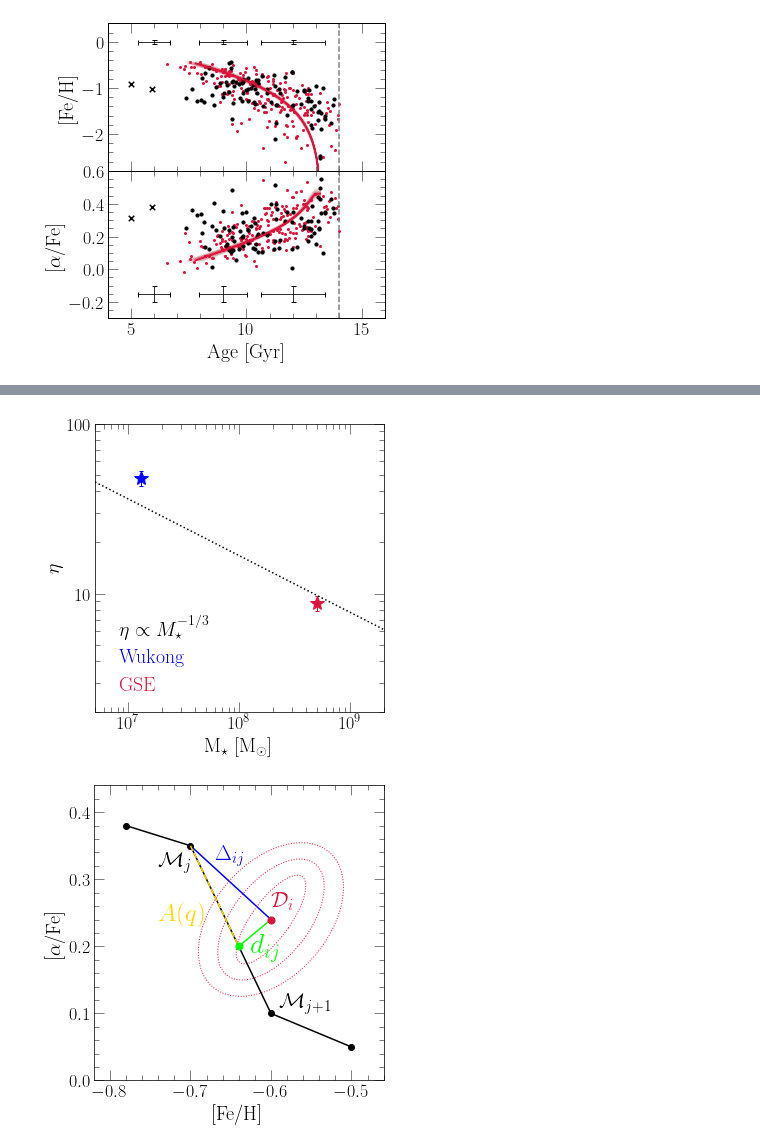
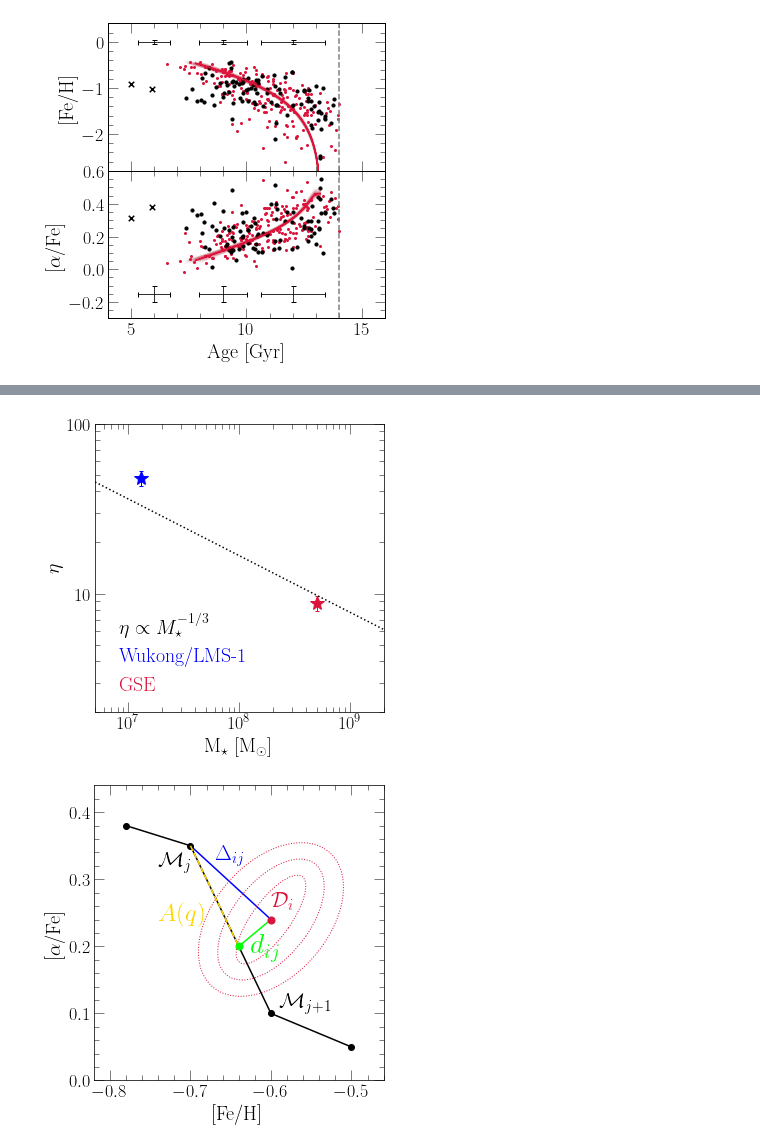
Before and after one commit to giganano/h3halo, a Jupyter notebook: notebooks/paperplots.ipynb, the cells around one changed output, grey strips where cells are left out. Drawn from its saved outputs; the diff is of its cells as text; code cells hidden in the pictures.

```diff
--- a/notebooks/paperplots.ipynb
+++ b/notebooks/paperplots.ipynb
@@ -1919,35 +1919,35 @@ kwargs = {
     "markersize": 15
 }
 ax.errorbar(mstar_wukong, wukong_fiducial["eta"][0], c = named_colors()["blue"],
     yerr = [[wukong_fiducial["eta"][2]], [wukong_fiducial["eta"][1]]], **kwargs)
 ax.errorbar(mstar_gse, gse_fiducial["eta"][0], c = named_colors()["crimson"],
     yerr = [[gse_fiducial["eta"][2]], [gse_fiducial["eta"][1]]], **kwargs)
 
 def muratov2015eta(mstar):
     return 3.6 * (mstar / 1e10)**(-1./3)
 
 xvals = np.linspace(ax.get_xlim()[0], ax.get_xlim()[1], 100)
 yvals = [muratov2015eta(_) for _ in xvals]
 ax.plot(xvals, yvals, linestyle = ':', c = named_colors()["black"], label = r"$\eta \propto M_\star^{-1/3}$")
 
-line1, = ax.plot([1, 10], [1, 10], c = named_colors()["blue"], label = "Wukong")
+line1, = ax.plot([1, 10], [1, 10], c = named_colors()["blue"], label = "Wukong/LMS-1")
 line2, = ax.plot([1, 10], [1, 10], c = named_colors()["crimson"], label = "GSE")
 kwargs = {
     "loc": mpl_loc("lower left"),
     "handlelength": 0,
     "fontsize": 20
 }
 leg = ax.legend(**kwargs)
 fancy_legend(leg, ["black", "blue", "crimson"])
 
 plt.tight_layout()
 for ext in ["pdf", "jpeg"]:
     kwargs = {}
     if ext == "jpeg": kwargs["dpi"] = 200
     plt.savefig("../paper/gse_wukong_eta.%s" % (ext), **kwargs)
 plt.show()
 # %% [output]
-[figure, old version]
+[figure, new version]
 # %%
 fig = plt.figure(figsize = (5, 5))
 ax = fig.add_subplot(111)
```
Also changed, not shown: parts of 2 cells of this notebook, 21 other files.
